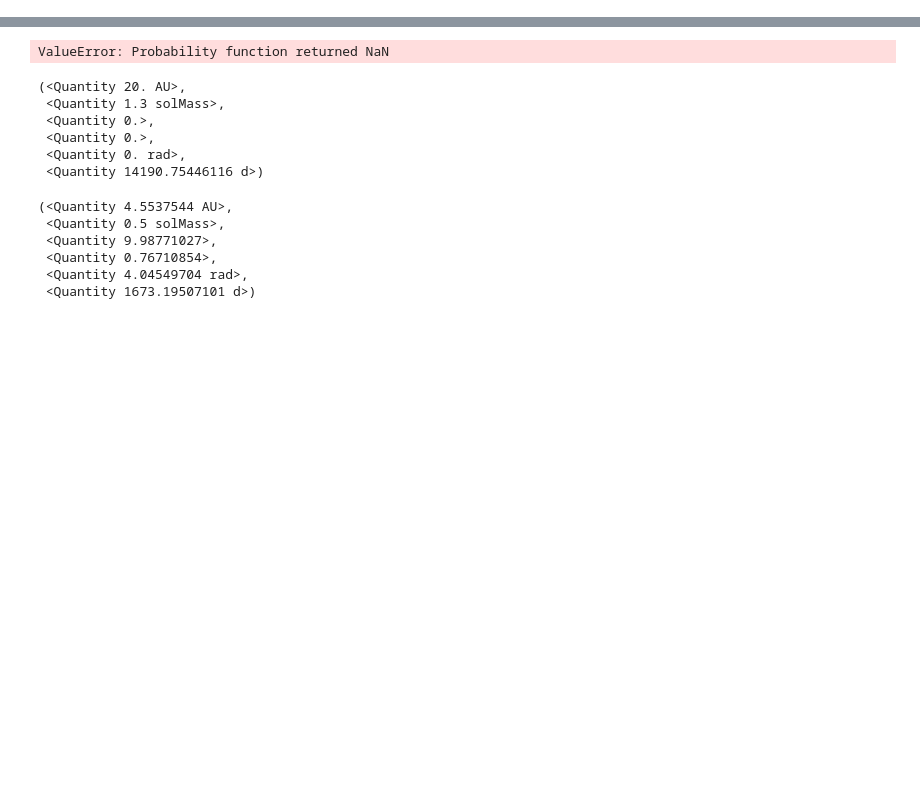
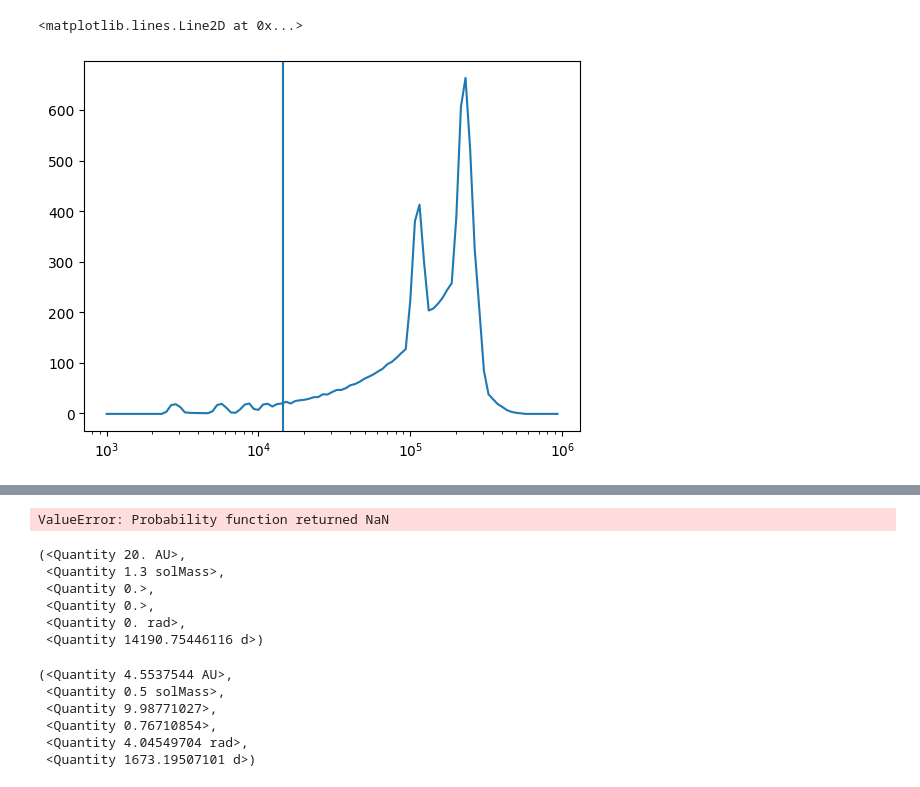
Before and after one commit to COBALT-lensing/py-self-lensing, a Jupyter notebook: demo.ipynb, the cells around one changed output, grey strips where cells are left out. Saved outputs shown, nothing was run; the diff lists cells and outputs as text; code cells hidden in the pictures; blank space fills up the shorter version.

```diff
--- a/demo.ipynb
+++ b/demo.ipynb
@@ -66,3 +99,11 @@ p
+# %%
+pyplot.plot(p[0], p[2])
+pyplot.xscale('log')
+pyplot.axvline(sls.porb.value)
+# Could this just be a scaling issue?
+# %% [output]
+<matplotlib.lines.Line2D at 0x...>
+[figure, added]
 # %%
 from src.selflensing.calc import eliminate_times
 sls.porb, eliminate_times(p, sls.tau_eff, non_detection_times)
```
Also changed, not shown: parts of 21 cells of this notebook, 1 other file.
